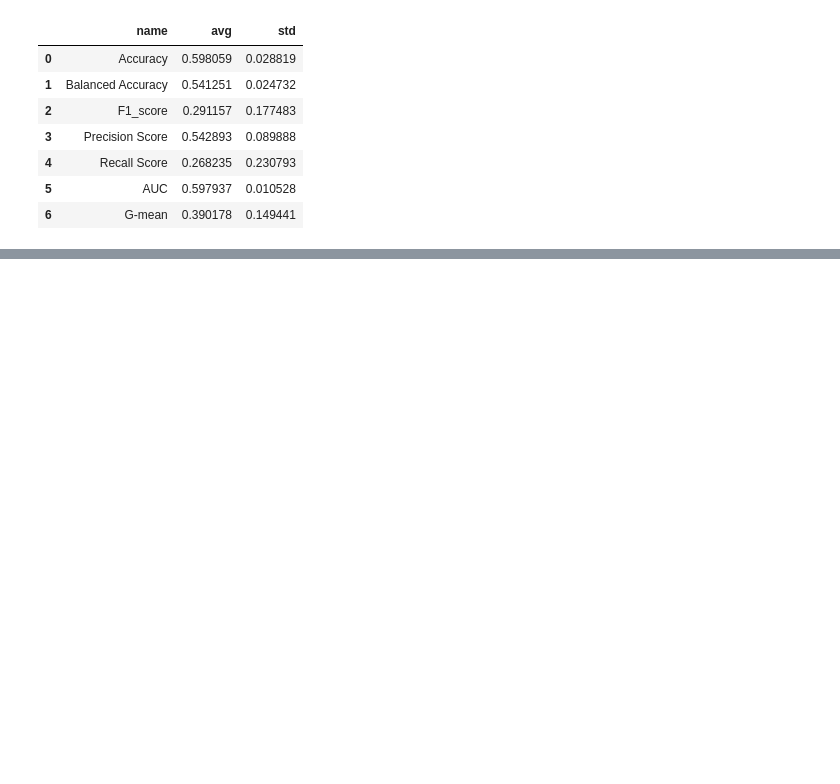
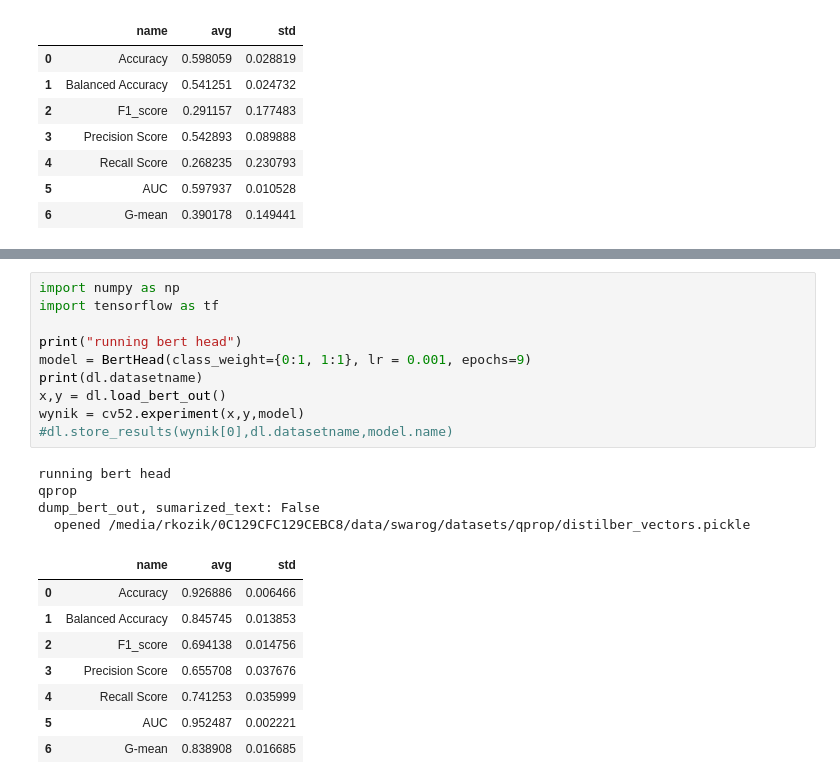
Before and after one commit to DrPenknife/swarog_exp, a Jupyter notebook: swarog-6-data.ipynb, the cells around one changed output, grey strips where cells are left out. Cells and saved outputs as stored; diff of their text form; blank space fills up the shorter version.

```diff
--- a/swarog-6-data.ipynb
+++ b/swarog-6-data.ipynb
@@ -1767,0 +1842,23 @@ weighted avg       0.59      0.61      0.56      1288
+# %%
+import numpy as np
+import tensorflow as tf
+
+print("running bert head")
+model = BertHead(class_weight={0:1, 1:1}, lr = 0.001, epochs=9)
+print(dl.datasetname)
+x,y = dl.load_bert_out()
+wynik = cv52.experiment(x,y,model)
+#dl.store_results(wynik[0],dl.datasetname,model.name)
+# %% [output]
+running bert head
+qprop
+dump_bert_out, sumarized_text: False
+  opened /media/rkozik/0C129CFC129CEBC8/data/swarog/datasets/qprop/distilber_vectors.pickle
+|  | name | avg | std |
+| 0 | Accuracy | 0.926886 | 0.006466 |
+| 1 | Balanced Accuracy | 0.845745 | 0.013853 |
+| 2 | F1_score | 0.694138 | 0.014756 |
+| 3 | Precision Score | 0.655708 | 0.037676 |
+| 4 | Recall Score | 0.741253 | 0.035999 |
+| 5 | AUC | 0.952487 | 0.002221 |
+| 6 | G-mean | 0.838908 | 0.016685 |
```
Also changed, not shown: parts of 7 cells of this notebook.
